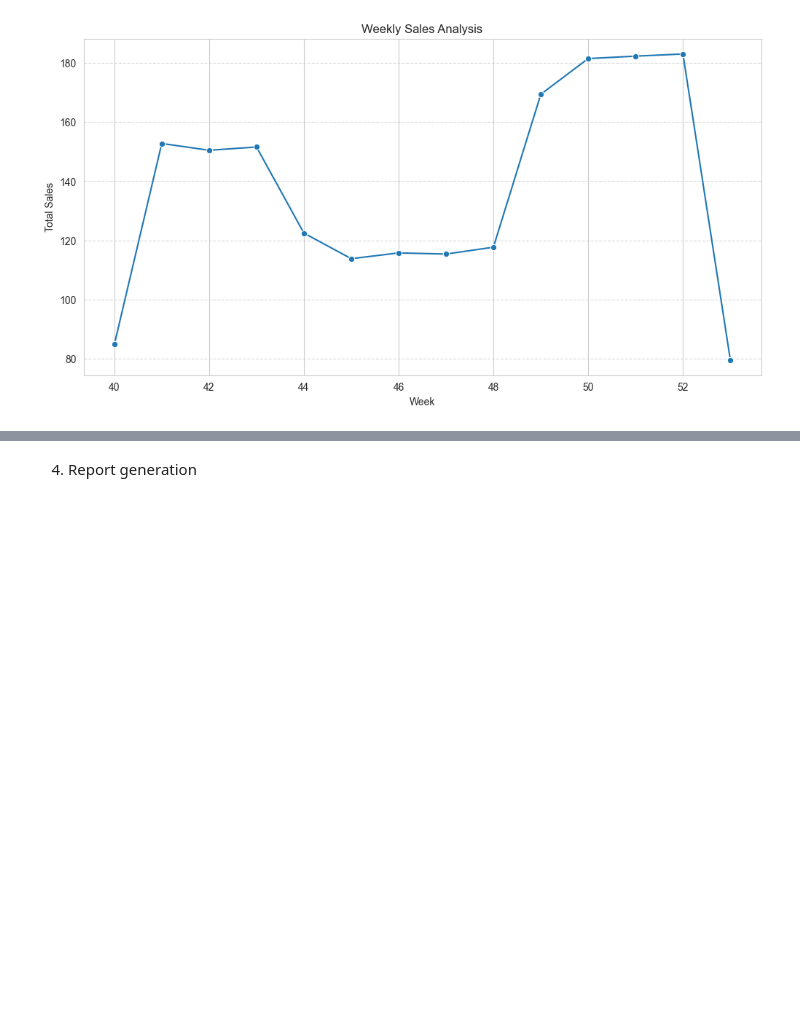
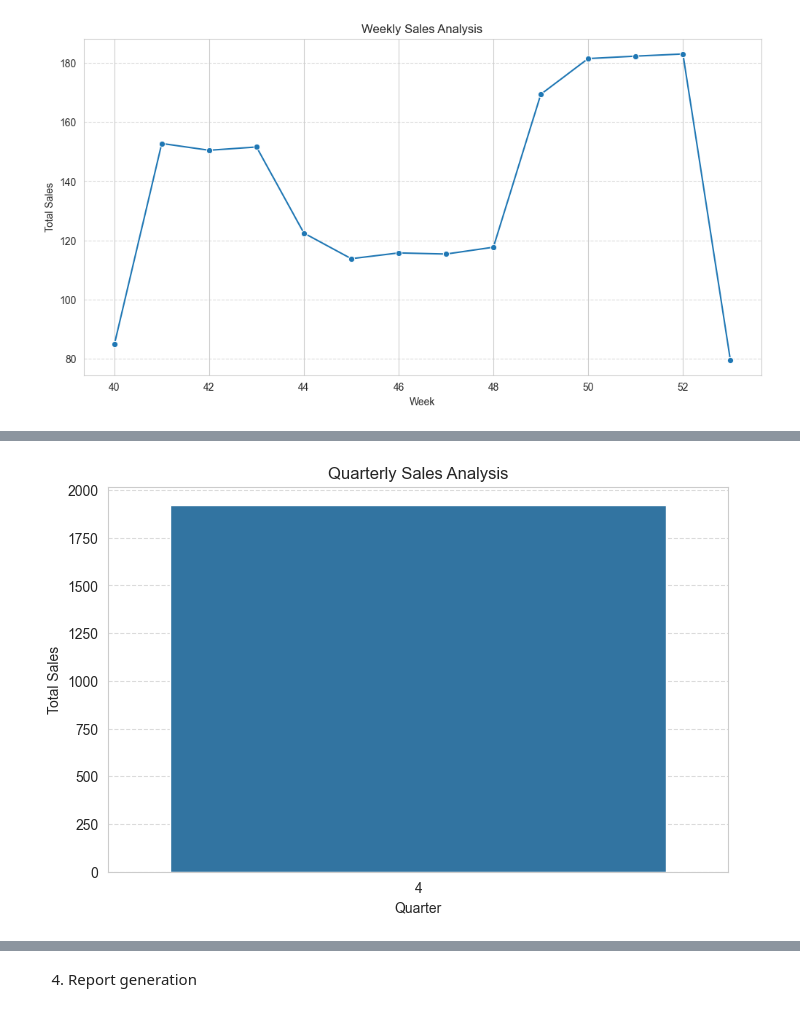
Before and after one commit to srinipar/AILabs, a Jupyter notebook: AIMLIIT/Projects/DS_Sales Analysis/SalesAnalysis.ipynb, the cells around one changed output, grey strips where cells are left out. Drawn from its saved outputs; the diff is of its cells as text; code cells hidden in the pictures; blank space fills up the shorter version.

```diff
--- a/AIMLIIT/Projects/DS_Sales Analysis/SalesAnalysis.ipynb
+++ b/AIMLIIT/Projects/DS_Sales Analysis/SalesAnalysis.ipynb
@@ -407,11 +407,13 @@ plt.show() #Display the plot on the screen.
 # %%
 #Quarterly Sales Analysis
 quarterly_sales=df_SalesData.groupby("Quarter")["Sales"].sum().reset_index() #Group the sales data by "Quarter" and calculate the total sales for each quarter.
 plt.figure(figsize=(8,5))
-sns.lineplot(data=quarterly_sales, x="Quarter", y="Sales", marker='o') #Create a line plot using seaborn's lineplot function,
+sns.barplot(data=quarterly_sales, x="Quarter", y="Sales") #Create a line plot using seaborn's barplot function,
 
 plt.title("Quarterly Sales Analysis") #Set the title of the plot to "Quarterly Sales Analysis"
 plt.xlabel("Quarter")
 plt.ylabel("Total Sales")
-plt.grid(axis="y", linestyle="--", alpha=0.7 )
+plt.grid(axis="y", linestyle="--", alpha=0.7)
 plt.show() #Display the plot on the screen.
+# %% [output]
+[figure, added]
```
Also changed, not shown: parts of 3 cells of this notebook.
